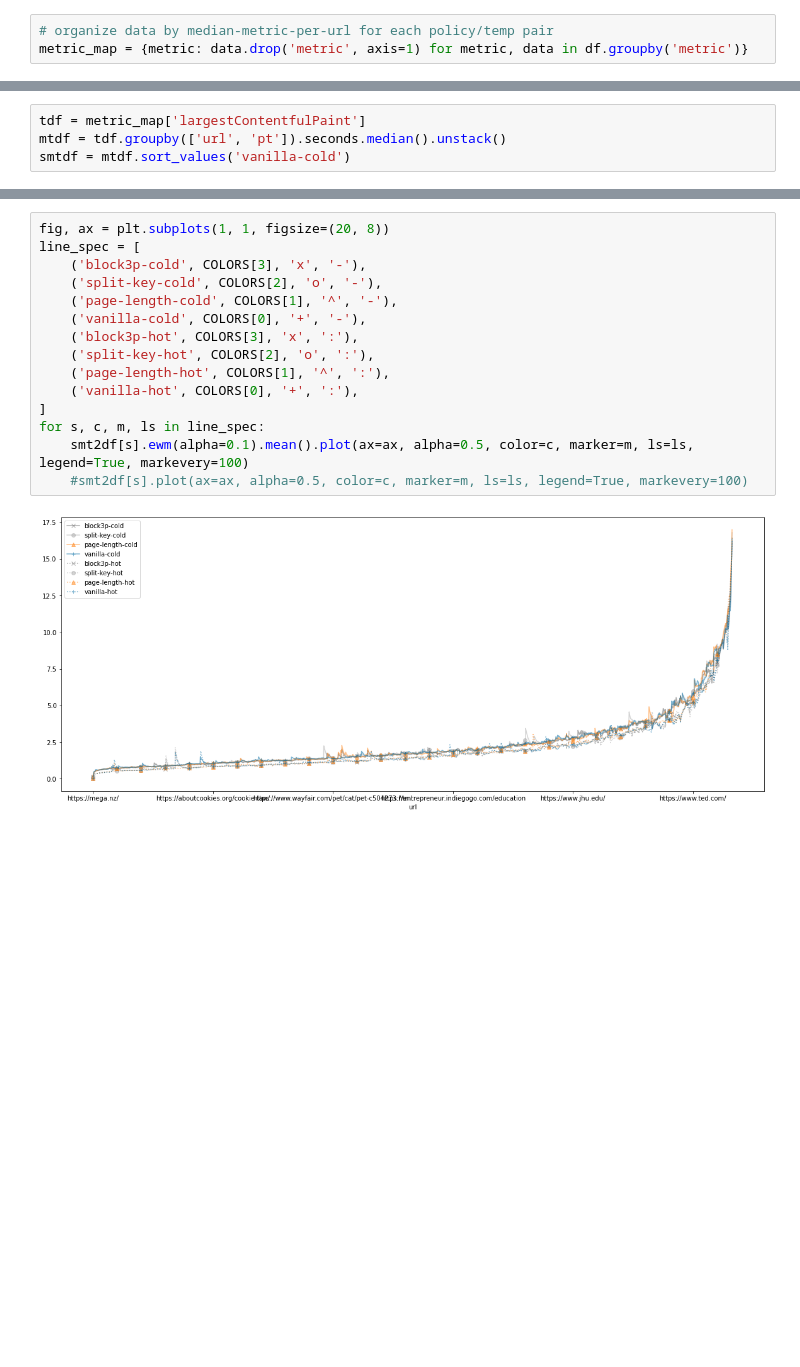
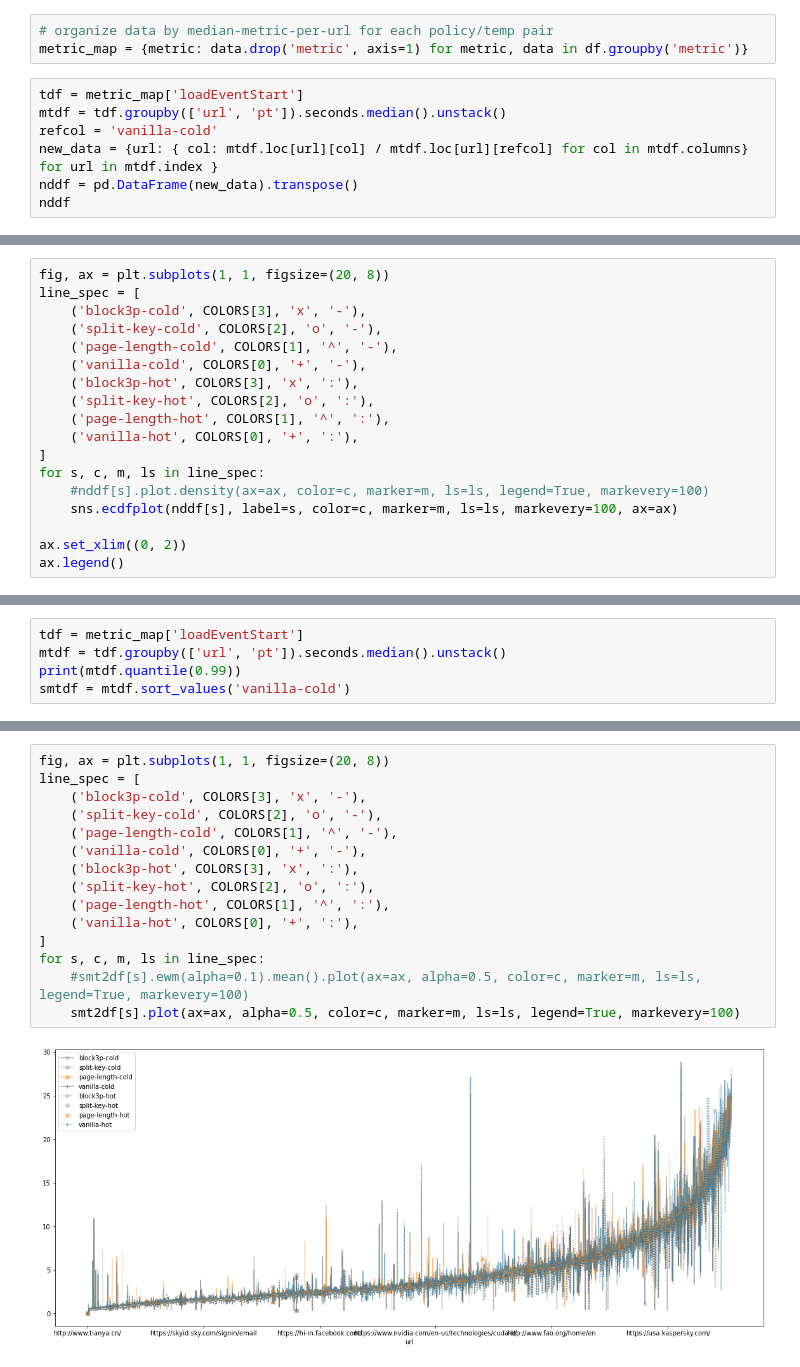
Before and after one commit to jueckstock/efs-perf-tester, a Jupyter notebook: analysis/sync-curves.ipynb, the cells around one changed output, grey strips where cells are left out. Cells and saved outputs as stored; diff of their text form; blank space fills up the shorter version.

```diff
--- a/analysis/sync-curves.ipynb
+++ b/analysis/sync-curves.ipynb
@@ -33,3 +49,10 @@ df
 # %%
 # organize data by median-metric-per-url for each policy/temp pair
 metric_map = {metric: data.drop('metric', axis=1) for metric, data in df.groupby('metric')}
+# %%
+tdf = metric_map['loadEventStart']
+mtdf = tdf.groupby(['url', 'pt']).seconds.median().unstack()
+refcol = 'vanilla-cold'
+new_data = {url: { col: mtdf.loc[url][col] / mtdf.loc[url][refcol] for col in mtdf.columns} for url in mtdf.index }
+nddf = pd.DataFrame(new_data).transpose()
+nddf
@@ -35,0 +85,18 @@ metric_map = {metric: data.drop('metric', axis=1) for metric, data in df.groupby
+# %%
+fig, ax = plt.subplots(1, 1, figsize=(20, 8))
+line_spec = [
+    ('block3p-cold', COLORS[3], 'x', '-'),
+    ('split-key-cold', COLORS[2], 'o', '-'),
+    ('page-length-cold', COLORS[1], '^', '-'),
+    ('vanilla-cold', COLORS[0], '+', '-'),
+    ('block3p-hot', COLORS[3], 'x', ':'),
+    ('split-key-hot', COLORS[2], 'o', ':'),
+    ('page-length-hot', COLORS[1], '^', ':'),
+    ('vanilla-hot', COLORS[0], '+', ':'),
+]
+for s, c, m, ls in line_spec:
+    #nddf[s].plot.density(ax=ax, color=c, marker=m, ls=ls, legend=True, markevery=100)
+    sns.ecdfplot(nddf[s], label=s, color=c, marker=m, ls=ls, markevery=100, ax=ax)
+
+ax.set_xlim((0, 2))
+ax.legend()
@@ -36,4 +106,5 @@ metric_map = {metric: data.drop('metric', axis=1) for metric, data in df.groupby
 # %%
-tdf = metric_map['largestContentfulPaint']
+tdf = metric_map['loadEventStart']
 mtdf = tdf.groupby(['url', 'pt']).seconds.median().unstack()
+print(mtdf.quantile(0.99))
 smtdf = mtdf.sort_values('vanilla-cold')
@@ -62,17 +144,17 @@ smt2df = mt2df.sort_values('medsort')
 # %%
 fig, ax = plt.subplots(1, 1, figsize=(20, 8))
 line_spec = [
     ('block3p-cold', COLORS[3], 'x', '-'),
     ('split-key-cold', COLORS[2], 'o', '-'),
     ('page-length-cold', COLORS[1], '^', '-'),
     ('vanilla-cold', COLORS[0], '+', '-'),
     ('block3p-hot', COLORS[3], 'x', ':'),
     ('split-key-hot', COLORS[2], 'o', ':'),
     ('page-length-hot', COLORS[1], '^', ':'),
     ('vanilla-hot', COLORS[0], '+', ':'),
 ]
 for s, c, m, ls in line_spec:
-    smt2df[s].ewm(alpha=0.1).mean().plot(ax=ax, alpha=0.5, color=c, marker=m, ls=ls, legend=True, markevery=100)
-    #smt2df[s].plot(ax=ax, alpha=0.5, color=c, marker=m, ls=ls, legend=True, markevery=100)
+    #smt2df[s].ewm(alpha=0.1).mean().plot(ax=ax, alpha=0.5, color=c, marker=m, ls=ls, legend=True, markevery=100)
+    smt2df[s].plot(ax=ax, alpha=0.5, color=c, marker=m, ls=ls, legend=True, markevery=100)
 # %% [output]
-[figure, old version]
+[figure, new version]
```
Also changed, not shown: parts of 8 cells of this notebook, 4 other files.
